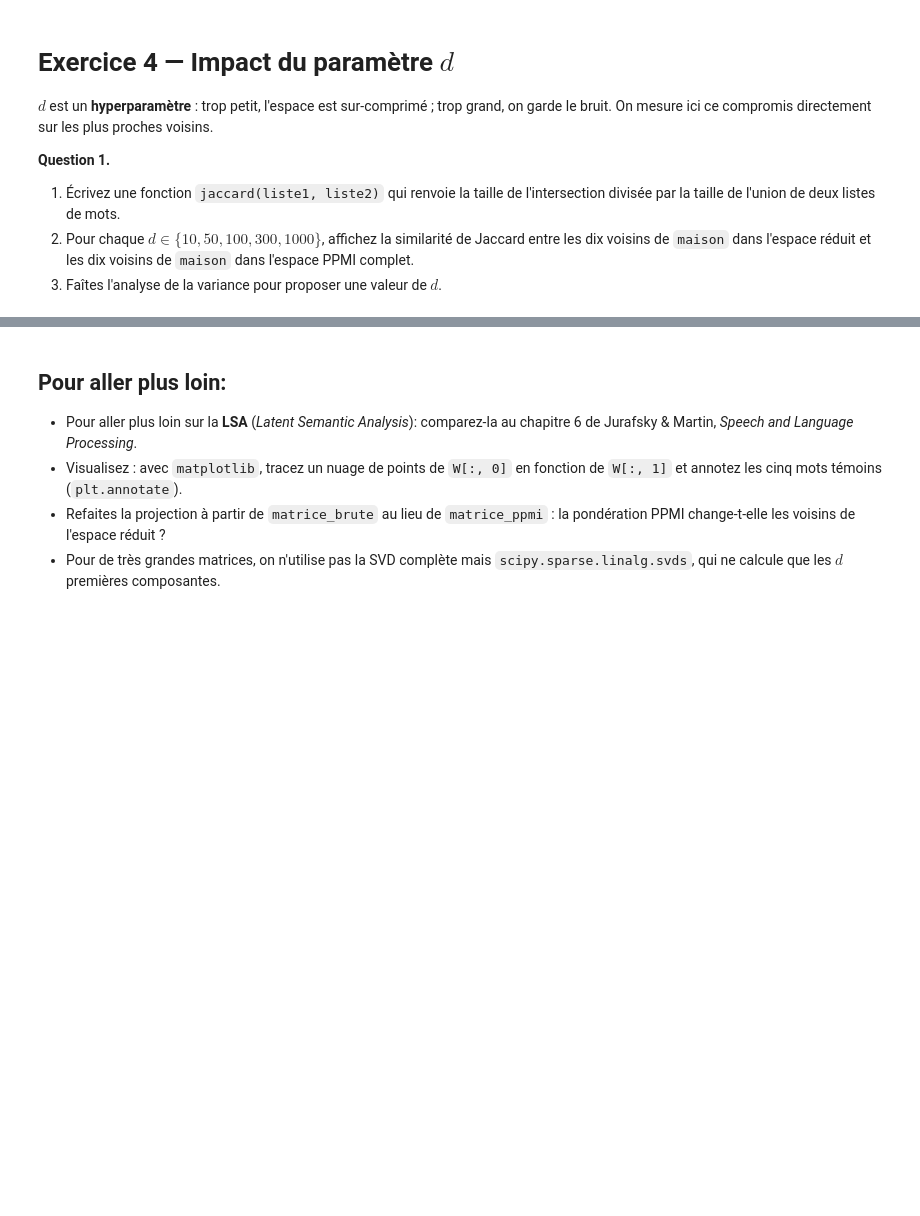
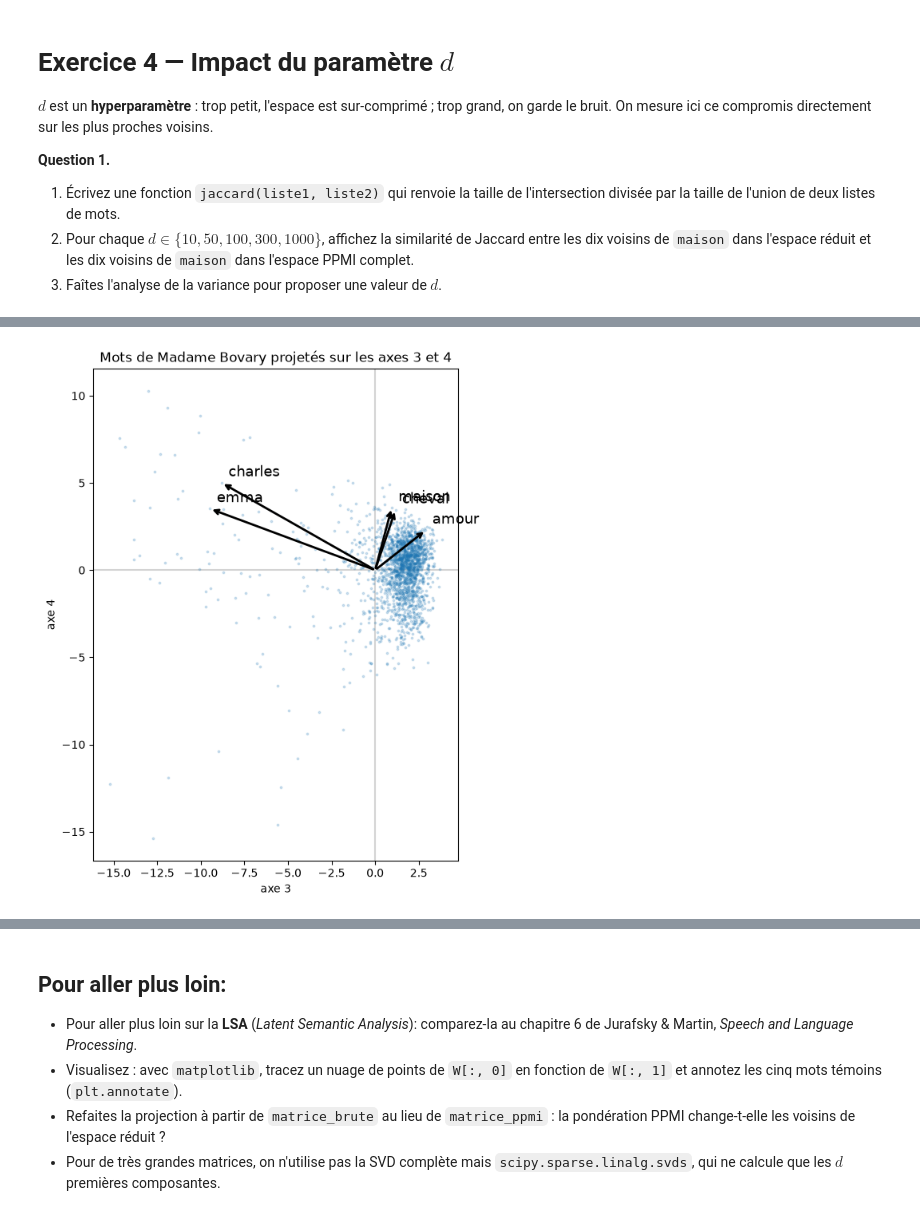
Before and after one commit to SphRbtHyk/NLP_courses, a Jupyter notebook: M1_modeles_linguistiques/04_svd.ipynb, the cells around one changed output, grey strips where cells are left out. Saved outputs shown, nothing was run; the diff lists cells and outputs as text; code cells hidden in the pictures; blank space fills up the shorter version.

```diff
--- a/M1_modeles_linguistiques/04_svd.ipynb
+++ b/M1_modeles_linguistiques/04_svd.ipynb
@@ -181,3 +254,9 @@ On applique maintenant la SVD à `matrice_ppmi`, calculée sur Madame Bovary. L'
 **Question 1.**
 1. Calculez la SVD complète de `matrice_ppmi`.
 2. Affichez les formes de `U`, `S`, `Vt`, puis les dix premières valeurs singulières arrondies.
+# %%
+U_bovary, S_bovary, Vt_bovary = np.linalg.svd(matrice_ppmi, full_matrices=False)
+print("U  :", U_bovary.shape)
+print("S  :", S_bovary.shape)
+print("Vt :", Vt_bovary.shape)
+print("premières valeurs singulières :", np.round(S_bovary[:10], 2))
@@ -195,3 +317,21 @@ On applique maintenant la SVD à `matrice_ppmi`, calculée sur Madame Bovary. L'
 1. Comparez, pour `emma`, `charles`, `maison`, `amour` et `cheval`, les dix plus proches voisins dans l'espace PPMI complet (cf TP 3) et dans l'espace réduit à `d = 100` (réutilisez `plus_proches_voisins`).
 2. Pour quels mots les voisins changent-ils le plus ?
 3. Comparez le cosinus entre `emma`/`charles` dans la matrice comprimée et la matrice PPMI.
+# %%
+for mot in ["emma", "charles", "maison", "amour", "cheval"]:
+    voisins_ppmi = [m for m, _ in plus_proches_voisins(matrice_ppmi, mot, mot_vers_id, id_vers_mot)]
+    voisins_100 = [m for m, _ in plus_proches_voisins(representations, mot, mot_vers_id, id_vers_mot)]
+    print(mot)
+    print("  PPMI complète :", voisins_ppmi)
+    print("  d = 100       :", voisins_100)
+
+
+def cosinus(u, v):
+    return float(np.dot(u, v) / (np.linalg.norm(u) * np.linalg.norm(v)))
+
+
+id_emma, id_charles = mot_vers_id["emma"], mot_vers_id["charles"]
+print("cosinus emma/charles dans la PPMI complète :",
+      cosinus(matrice_ppmi[id_emma], matrice_ppmi[id_charles]))
+print("cosinus emma/charles dans l'espace d = 100 :",
+      cosinus(representations[id_emma], representations[id_charles]))
@@ -206,0 +437,22 @@ $d$ est un **hyperparamètre** : trop petit, l'espace est sur-comprimé ; trop g
+# %%
+plan = representer(U_bovary, S_bovary, 4)[:, 2:]  # axes 3 et 4
+
+fig, ax = plt.subplots(figsize=(8, 8))
+ax.scatter(plan[:, 0], plan[:, 1], s=3, alpha=0.2)  # les 2000 mots, en fond
+
+for mot in ["emma", "charles", "maison", "amour", "cheval"]:
+    vecteur = plan[mot_vers_id[mot]]
+    ax.annotate("", xy=vecteur, xytext=(0, 0),
+                arrowprops=dict(arrowstyle="->", linewidth=2))
+    ax.annotate(mot, xy=vecteur, xytext=(6, 6),
+                textcoords="offset points", fontsize=13)
+
+ax.axhline(0, color="lightgray", zorder=0)
+ax.axvline(0, color="lightgray", zorder=0)
+ax.set_aspect("equal")
+ax.set_xlabel("axe 3")
+ax.set_ylabel("axe 4")
+ax.set_title("Mots de Madame Bovary projetés sur les axes 3 et 4")
+plt.show()
+# %% [output]
+[figure, added]
```
Also changed, not shown: parts of 17 cells of this notebook, 2 other files.
